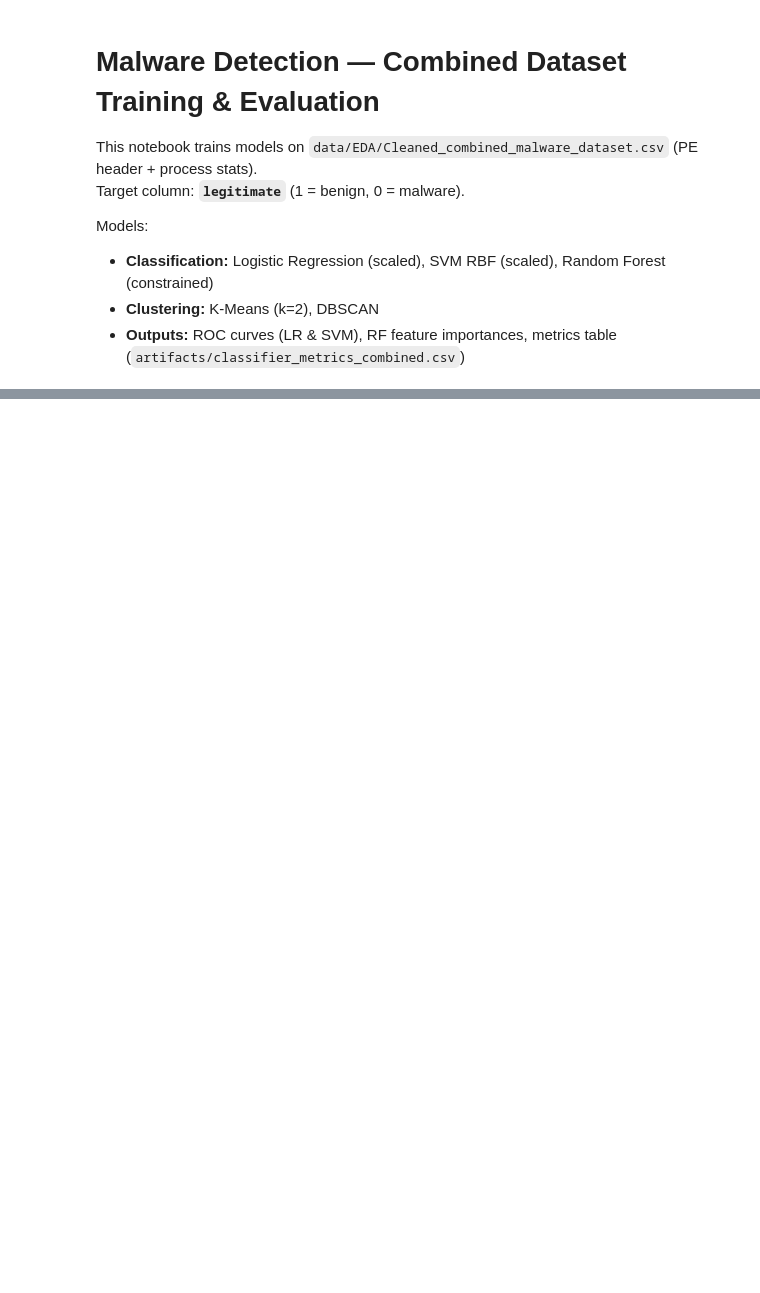
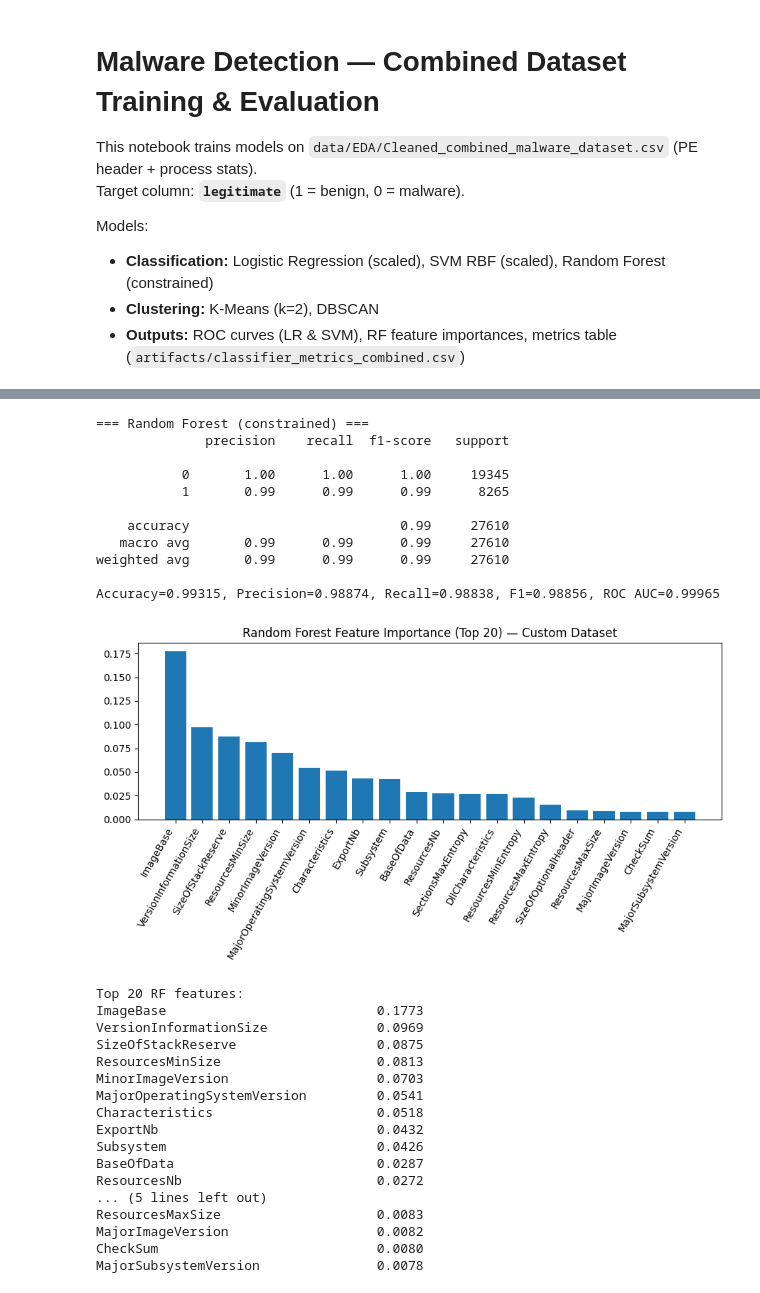
Before and after one commit to Hocking88/InnovationProject, a Jupyter notebook: data/Custom_Malware_Train.ipynb, the cells around one changed output, grey strips where cells are left out. Cells and saved outputs as stored; diff of their text form; code cells hidden in the pictures; blank space fills up the shorter version.

```diff
--- a/data/Custom_Malware_Train.ipynb
+++ b/data/Custom_Malware_Train.ipynb
@@ -29,7 +29,7 @@ from sklearn.cluster import KMeans, DBSCAN
 from sklearn.metrics import silhouette_score, adjusted_rand_score
 
 # Paths
-DATA_PATH = os.path.join("data", "EDA", "Cleaned_combined_malware_dataset.csv")
+DATA_PATH = os.path.join("EDA", "Cleaned_combined_malware_dataset.csv")
 ART_DIR = os.path.join("artifacts")
 PLOT_DIR = os.path.join(ART_DIR, "plots")
 os.makedirs(PLOT_DIR, exist_ok=True)
@@ -125,27 +166,57 @@ plt.show()
 # %%
 
 # Random Forest (constrained)
 rf = RandomForestClassifier(
     n_estimators=300, max_depth=15, min_samples_leaf=5, random_state=42, n_jobs=-1
 )
 rf.fit(X_train, y_train)
 y_pred_rf = rf.predict(X_test)
 y_prob_rf = rf.predict_proba(X_test)[:, 1]
 m_rf = report_classifier("Random Forest (constrained)", y_test, y_pred_rf, y_prob_rf)
 
 # Feature importances
 importances = rf.feature_importances_
 idx = np.argsort(importances)[::-1][:20]
 top_feats = [X.columns[i] for i in idx]
 
 plt.figure(figsize=(9,5))
 plt.bar(range(len(idx)), importances[idx])
 plt.xticks(range(len(idx)), top_feats, rotation=60, ha='right')
-plt.title("Random Forest Feature Importance (Top 20) — Combined Dataset")
+plt.title("Random Forest Feature Importance (Top 20) — Custom Dataset")
 plt.tight_layout()
 plt.savefig(os.path.join(PLOT_DIR, "rf_importances_combined.png"), dpi=160, bbox_inches="tight")
 plt.show()
 
 print("\nTop 20 RF features:")
 for name, val in zip(top_feats, importances[idx]):
     print(f"{name:35s} {val:.4f}")
+# %% [output]
+=== Random Forest (constrained) ===
+              precision    recall  f1-score   support
+
+           0       1.00      1.00      1.00     19345
+           1       0.99      0.99      0.99      8265
+
+    accuracy                           0.99     27610
+   macro avg       0.99      0.99      0.99     27610
+weighted avg       0.99      0.99      0.99     27610
+
+Accuracy=0.99315, Precision=0.98874, Recall=0.98838, F1=0.98856, ROC AUC=0.99965
+[figure, added]
+Top 20 RF features:
+ImageBase                           0.1773
+VersionInformationSize              0.0969
+SizeOfStackReserve                  0.0875
+ResourcesMinSize                    0.0813
+MinorImageVersion                   0.0703
+MajorOperatingSystemVersion         0.0541
+Characteristics                     0.0518
+ExportNb                            0.0432
+Subsystem                           0.0426
+BaseOfData                          0.0287
+ResourcesNb                         0.0272
+... (5 lines left out)
+ResourcesMaxSize                    0.0083
+MajorImageVersion                   0.0082
+CheckSum                            0.0080
+MajorSubsystemVersion               0.0078
```
Also changed, not shown: parts of 9 cells of this notebook, 13 other files.
